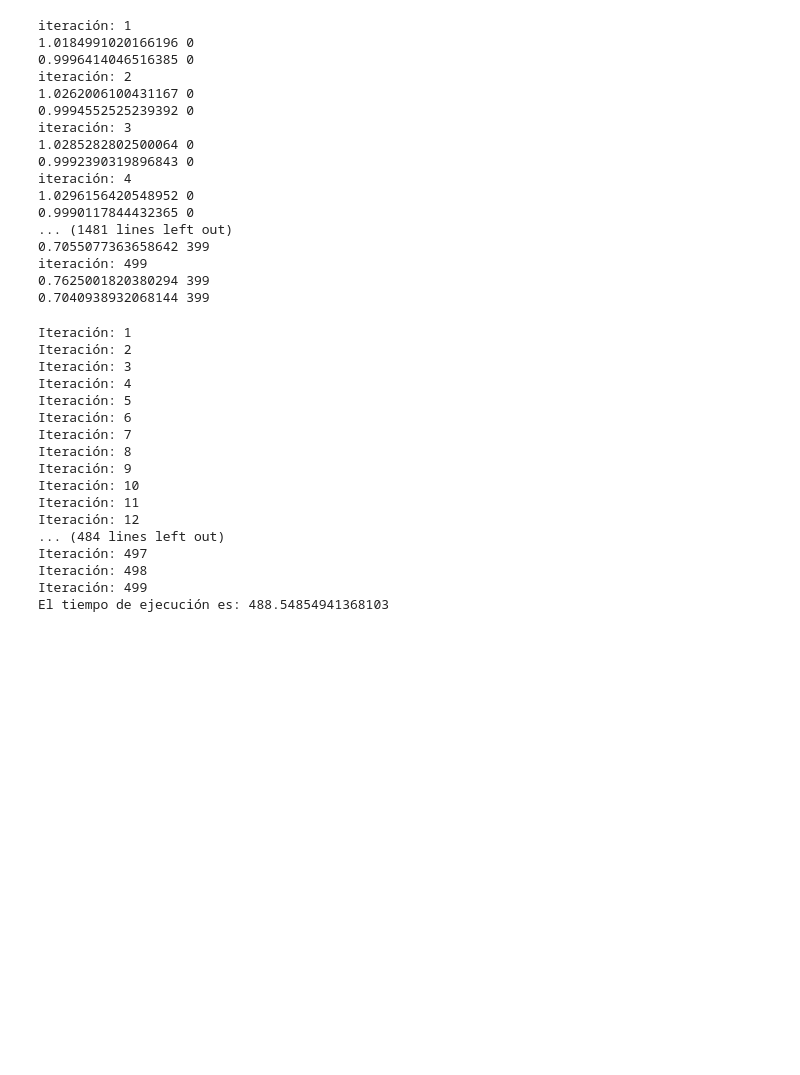
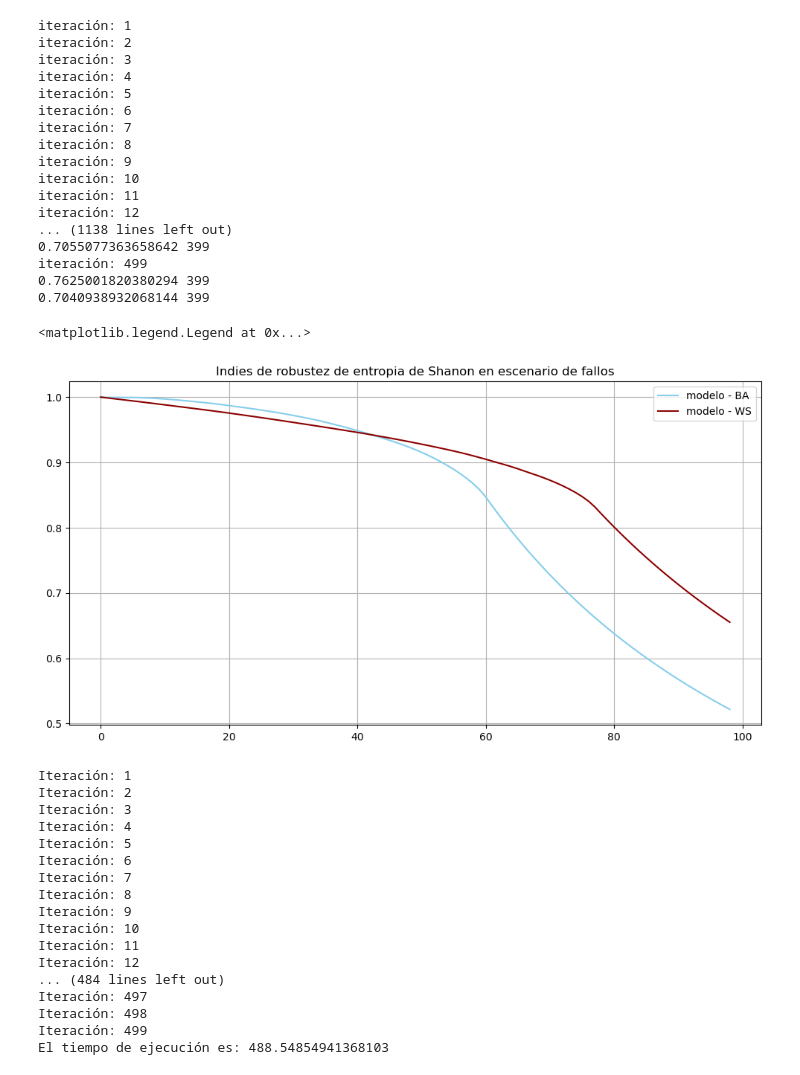
Before and after one commit to maurisiojimenes/pt_robustez, a Jupyter notebook: Indices de Robustez.ipynb, the cells around one changed output. Cells and saved outputs as stored; diff of their text form; code cells hidden in the pictures; blank space fills up the shorter version.

```diff
--- a/Indices de Robustez.ipynb
+++ b/Indices de Robustez.ipynb
@@ -14,6 +14,6 @@ importlib.reload(g)
 # %%
-G_BA = g.crear_grafica('barabasi',500,15,0)
-G_WS = g.crear_grafica('watts',500,15,0.5)
+G_BA = g.crear_grafica('barabasi',100,5,0)
+G_WS = g.crear_grafica('watts',100,10,0.5)
 # %%
 indices_robustez_BA = []
 indices_robustez_WS = []
@@ -24,28 +24,40 @@ for i in range(1,N,1):
     print(f"iteración: {i}")
     G_1 = G_BA.copy()
     G_2 = G_WS.copy()
-    indice_1,critico = g.indice_robustez(G_1,en.entropia_normalizada_1,2,'degree',i)
-    indice_2,critico = g.indice_robustez(G_2,en.entropia_normalizada_1,2,'degree',i)
-    print(indice_1,critico)
-    print(indice_2,critico)
+    indice_1= g.indice_robustez(G_1,en.entropia,2,'degree',i)
+    indice_2= g.indice_robustez(G_2,en.entropia,2,'degree',i)
+    indices_robustez_BA.append(indice_1)
+    indices_robustez_WS.append(indice_2)
 # %% [output]
 iteración: 1
-1.0184991020166196 0
-0.9996414046516385 0
 iteración: 2
-1.0262006100431167 0
-0.9994552525239392 0
 iteración: 3
-1.0285282802500064 0
-0.9992390319896843 0
 iteración: 4
-1.0296156420548952 0
-0.9990117844432365 0
-... (1481 lines left out)
+iteración: 5
+iteración: 6
+iteración: 7
+iteración: 8
+iteración: 9
+iteración: 10
+iteración: 11
+iteración: 12
+... (1138 lines left out)
 0.7055077363658642 399
 iteración: 499
 0.7625001820380294 399
 0.7040938932068144 399
+# %%
+fig,axs = plt.subplots(1,1,figsize=(12,6))
+
+axs.plot(indices_robustez_BA,label='modelo - BA',color='skyblue')
+
+axs.plot(indices_robustez_WS,label='modelo - WS',color='darkred')
+axs.set_title('Indies de robustez de entropia de Shanon en escenario de fallos')
+axs.grid(True)
+axs.legend(loc='best')
+# %% [output]
+<matplotlib.legend.Legend at 0x...>
+[figure, added]
 # %%
 indices_robustez_BA_1 = []
 indices_robustez_WS_1 = []
```
Also changed, not shown: parts of 1 cell of this notebook, 9 other files.
